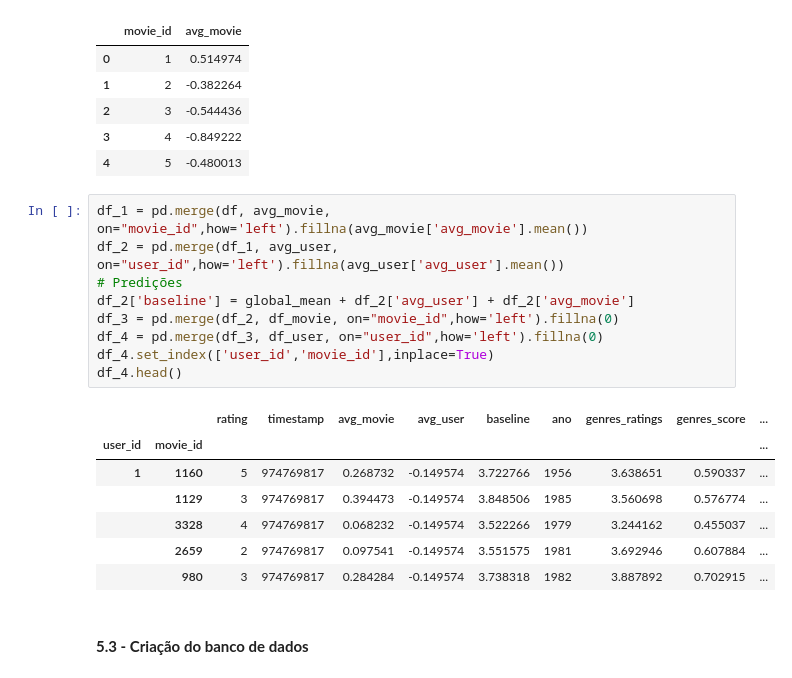
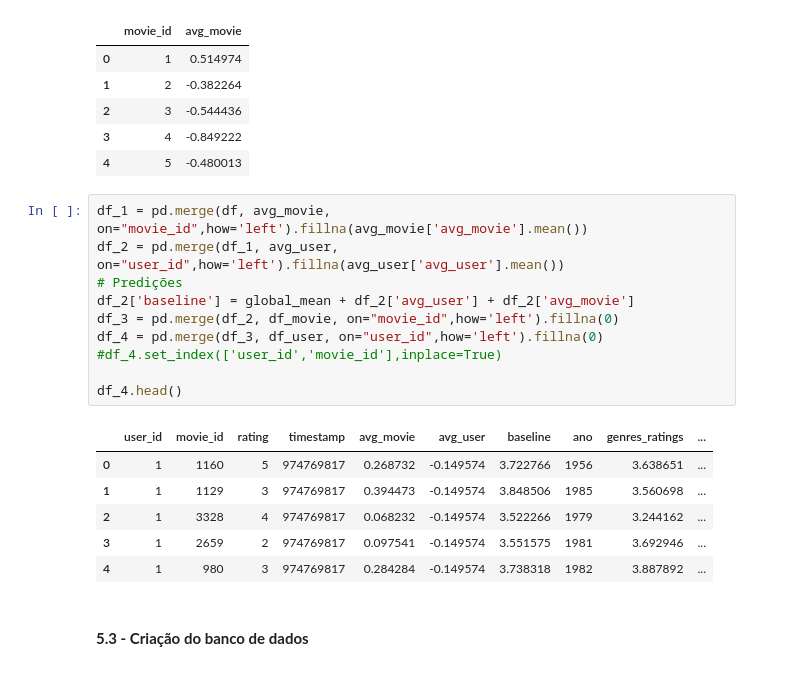
Before and after one commit to rodolfoarruda/MachineLearning, a Jupyter notebook: recom_sys_v2.ipynb, the cells around one changed output. Cells and saved outputs as stored; diff of their text form.

```diff
--- a/recom_sys_v2.ipynb
+++ b/recom_sys_v2.ipynb
@@ -870,20 +870,20 @@ avg_movie.head()
 # %%
 df_1 = pd.merge(df, avg_movie, on="movie_id",how='left').fillna(avg_movie['avg_movie'].mean())
 df_2 = pd.merge(df_1, avg_user, on="user_id",how='left').fillna(avg_user['avg_user'].mean())
 # Predições
 df_2['baseline'] = global_mean + df_2['avg_user'] + df_2['avg_movie']
 df_3 = pd.merge(df_2, df_movie, on="movie_id",how='left').fillna(0)
 df_4 = pd.merge(df_3, df_user, on="user_id",how='left').fillna(0)
-df_4.set_index(['user_id','movie_id'],inplace=True)
+#df_4.set_index(['user_id','movie_id'],inplace=True)
+
 df_4.head()
 # %% [output]
-|  |  | rating | timestamp | avg_movie | avg_user | baseline | ano | genres_ratings | genres_score | ... |
-| user_id | movie_id |  |  |  |  |  |  |  |  | ... |
-| 1 | 1160 | 5 | 974769817 | 0.268732 | -0.149574 | 3.722766 | 1956 | 3.638651 | 0.590337 | ... |
-|  | 1129 | 3 | 974769817 | 0.394473 | -0.149574 | 3.848506 | 1985 | 3.560698 | 0.576774 | ... |
-|  | 3328 | 4 | 974769817 | 0.068232 | -0.149574 | 3.522266 | 1979 | 3.244162 | 0.455037 | ... |
-|  | 2659 | 2 | 974769817 | 0.097541 | -0.149574 | 3.551575 | 1981 | 3.692946 | 0.607884 | ... |
-|  | 980 | 3 | 974769817 | 0.284284 | -0.149574 | 3.738318 | 1982 | 3.887892 | 0.702915 | ... |
+|  | user_id | movie_id | rating | timestamp | avg_movie | avg_user | baseline | ano | genres_ratings | ... |
+| 0 | 1 | 1160 | 5 | 974769817 | 0.268732 | -0.149574 | 3.722766 | 1956 | 3.638651 | ... |
+| 1 | 1 | 1129 | 3 | 974769817 | 0.394473 | -0.149574 | 3.848506 | 1985 | 3.560698 | ... |
+| 2 | 1 | 3328 | 4 | 974769817 | 0.068232 | -0.149574 | 3.522266 | 1979 | 3.244162 | ... |
+| 3 | 1 | 2659 | 2 | 974769817 | 0.097541 | -0.149574 | 3.551575 | 1981 | 3.692946 | ... |
+| 4 | 1 | 980 | 3 | 974769817 | 0.284284 | -0.149574 | 3.738318 | 1982 | 3.887892 | ... |
 # %% [markdown]
 #### **5.3 - Criação do banco de dados**
 # %% [markdown]
```
Also changed, not shown: parts of 30 cells of this notebook.
